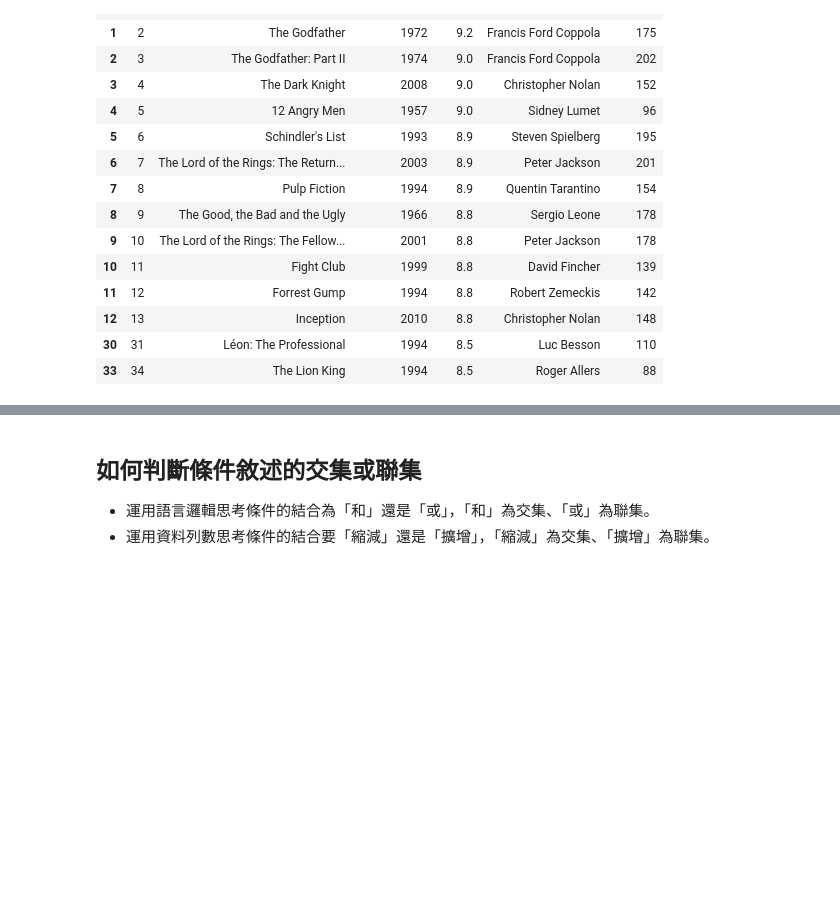
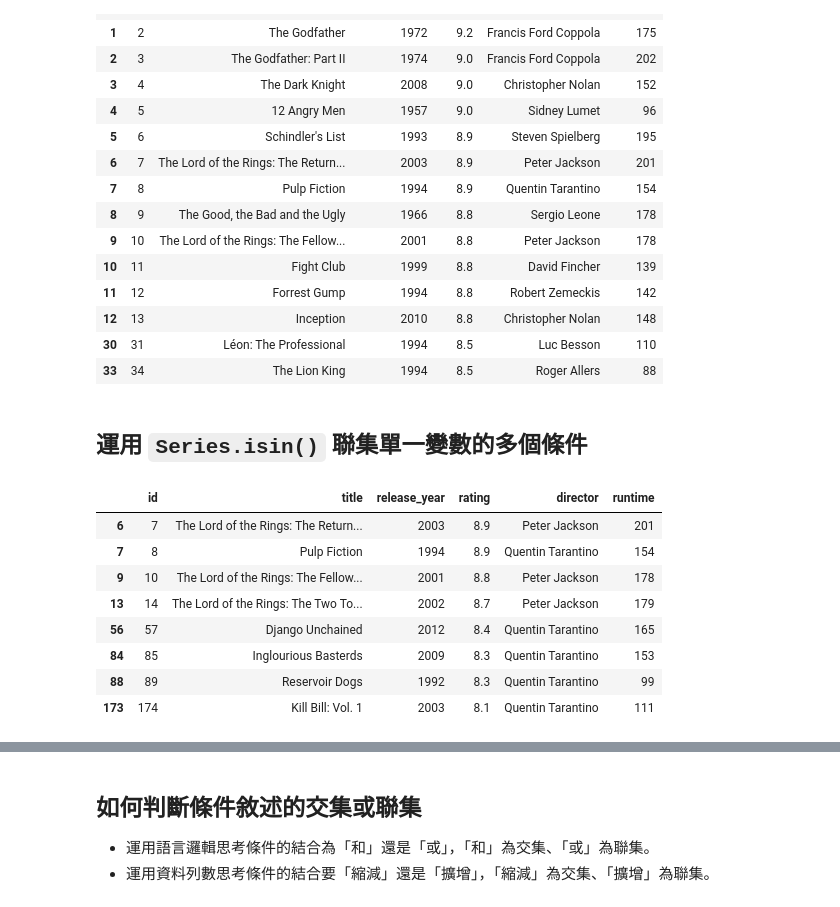
Before and after one commit to datainpoint/classroom-hahow-pythonfiftyplus, a Jupyter notebook: 15-basic-dataframe-manipulations/lecture.ipynb, the cells around one changed output, grey strips where cells are left out. Saved outputs shown, nothing was run; the diff lists cells and outputs as text; code cells hidden in the pictures; blank space fills up the shorter version.

```diff
--- a/15-basic-dataframe-manipulations/lecture.ipynb
+++ b/15-basic-dataframe-manipulations/lecture.ipynb
@@ -310,3 +329,17 @@ movies[(movies["release_year"] == 1994) | (movies["rating"] >= 8.8)]
 | 12 | 13 | Inception | 2010 | 8.8 | Christopher Nolan | 148 |
 | 30 | 31 | Léon: The Professional | 1994 | 8.5 | Luc Besson | 110 |
 | 33 | 34 | The Lion King | 1994 | 8.5 | Roger Allers | 88 |
+# %% [markdown]
+## 運用 `Series.isin()` 聯集單一變數的多個條件
+# %%
+movies[movies["director"].isin(["Peter Jackson", "Quentin Tarantino"])]
+# %% [output]
+|  | id | title | release_year | rating | director | runtime |
+| 6 | 7 | The Lord of the Rings: The Return... | 2003 | 8.9 | Peter Jackson | 201 |
+| 7 | 8 | Pulp Fiction | 1994 | 8.9 | Quentin Tarantino | 154 |
+| 9 | 10 | The Lord of the Rings: The Fellow... | 2001 | 8.8 | Peter Jackson | 178 |
+| 13 | 14 | The Lord of the Rings: The Two To... | 2002 | 8.7 | Peter Jackson | 179 |
+| 56 | 57 | Django Unchained | 2012 | 8.4 | Quentin Tarantino | 165 |
+| 84 | 85 | Inglourious Basterds | 2009 | 8.3 | Quentin Tarantino | 153 |
+| 88 | 89 | Reservoir Dogs | 1992 | 8.3 | Quentin Tarantino | 99 |
+| 173 | 174 | Kill Bill: Vol. 1 | 2003 | 8.1 | Quentin Tarantino | 111 |
```
Also changed, not shown: parts of 15 cells of this notebook, 6 other files.
